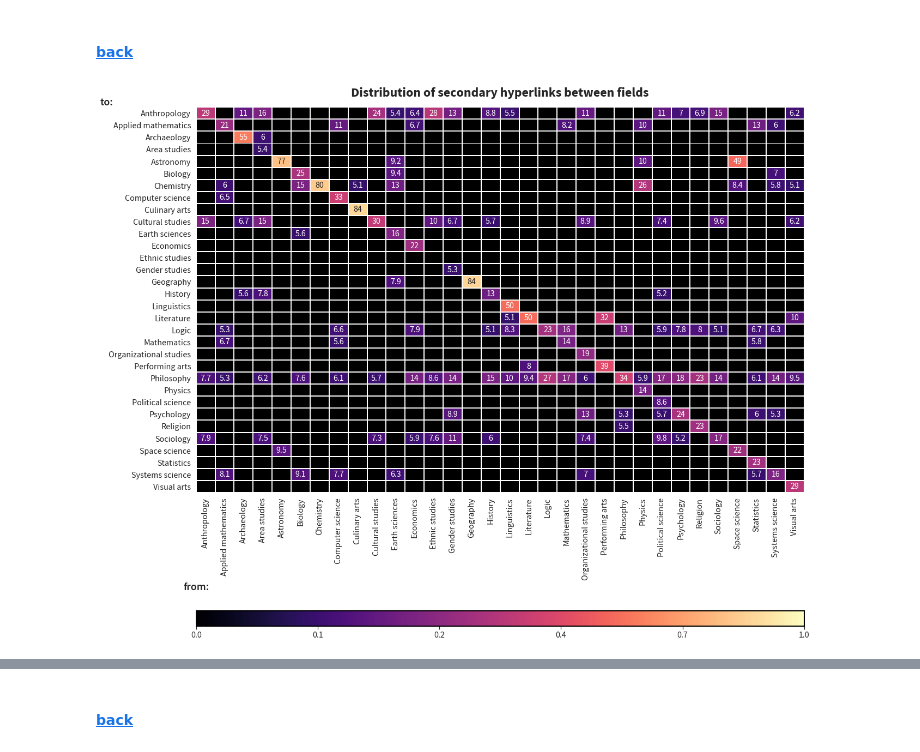
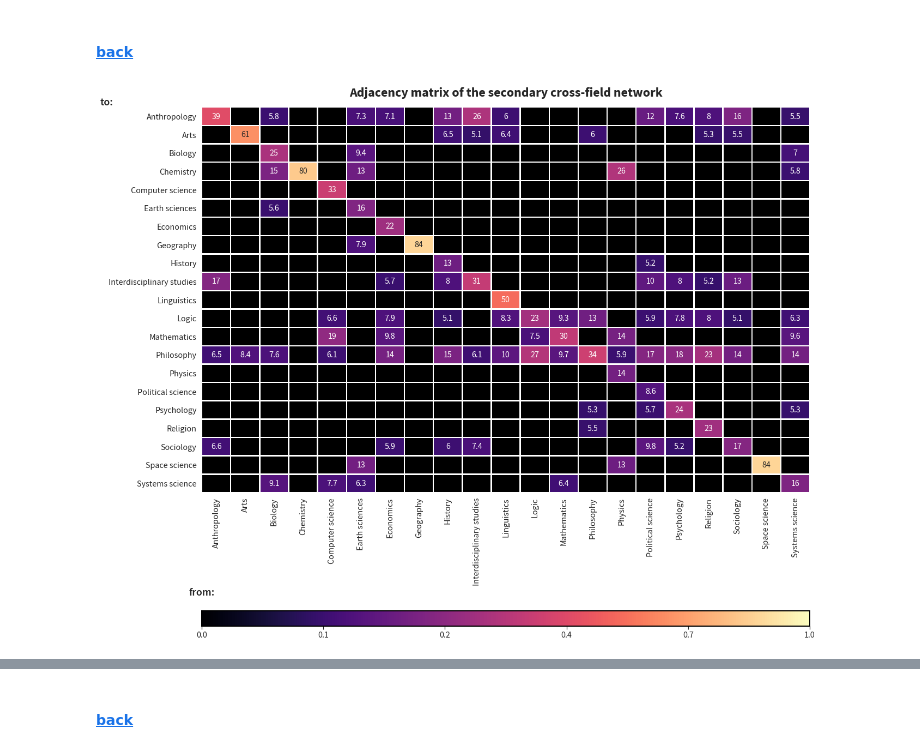
Before and after one commit to dormanh/wikipedia_philosophy, a Jupyter notebook: analysis.ipynb, the cells around one changed output, grey strips where cells are left out. Cells and saved outputs as stored; diff of their text form; code cells hidden in the pictures.

```diff
--- a/analysis.ipynb
+++ b/analysis.ipynb
@@ -382,7 +576,7 @@ nodes = (
         pd.DataFrame.from_dict(
             nx.betweenness_centrality(L_link),
             orient="index",
-            columns=["betwenness"],
+            columns=["betweenness"],
         )
         .merge(
             pd.DataFrame.from_dict(
@@ -576,7 +760,7 @@ wedges, texts = ax.pie(
     fields["rel_size"].values,
     colors=fields["color_b"],
     wedgeprops={"width": 0.3, "linewidth": 3},
-    startangle=-93,
+    startangle=-87,
 )
 
 for i, w in enumerate(wedges):
@@ -935,21 +1266,41 @@ secondary_field_link_matrix.to_parquet("output/secondary_field_link_matrix.parqu
+# %%
+index_df = (
+    pd.DataFrame(
+        [[i, n] for i, n in enumerate(L_link.nodes())], columns=["index", "node"]
+    )
+    .merge(nodes[["node", "field"]], on="node")
+    .merge(
+        fields.assign(field_index=range(fields.shape[0]))[
+            ["field_index"]
+        ].reset_index(),
+        on="field",
+    )
+    .assign(
+        fieldcount=lambda df: df.groupby("index")["field_index"]
+        .transform("nunique")
+        .values
+    )
+)
+# %%
+secondary_field_link_matrix = depth_n_field_edges(L_link, 2, index_df)
 # %%
 secondary_field_link_matrix.apply(lambda c: c / c.sum()).pipe(
     lambda df: corr_heatmap(
         df,
-        "Distribution of secondary hyperlinks between fields",
+        "Adjacency matrix of the secondary cross-field network",
         figsize=(20, 20),
         annot=(df * 100).round(2),
         vmin=0.05,
         mask=df < 0.05,
         enhance=True,
         xlabel="from:",
         ylabel="to:",
         cbar_pad=0.2,
         save=True,
     )
 )
 # %% [output]
-[figure, old version]
+[figure, new version]
 # %%
 G_field_secondary = build_graph(
     fields.index.tolist(),
```
Also changed, not shown: parts of 106 cells of this notebook, 1 other file.
